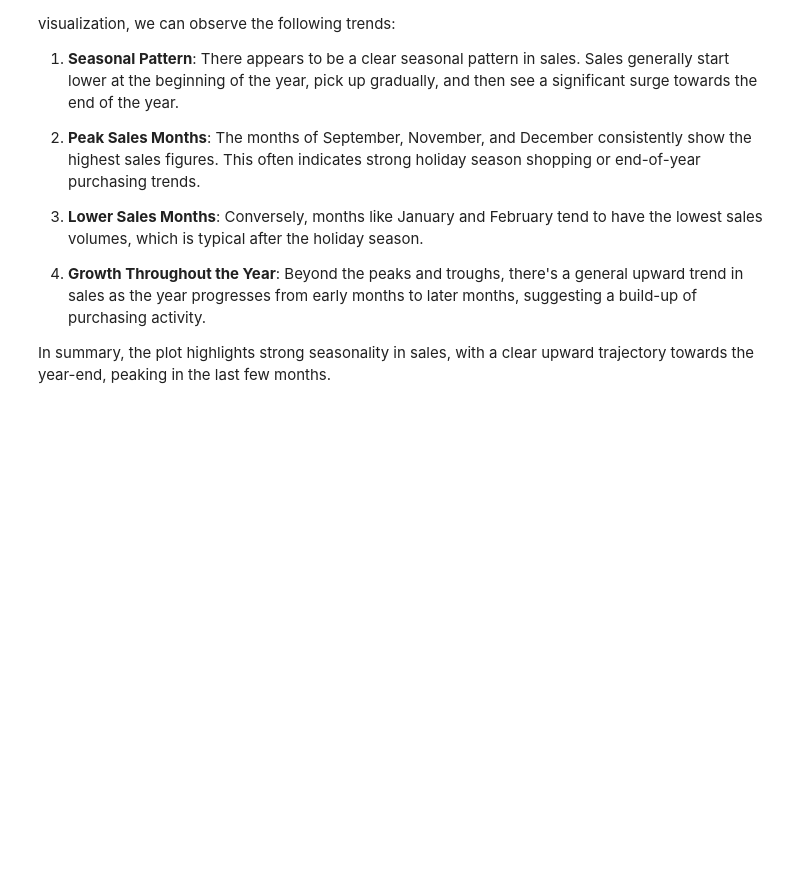
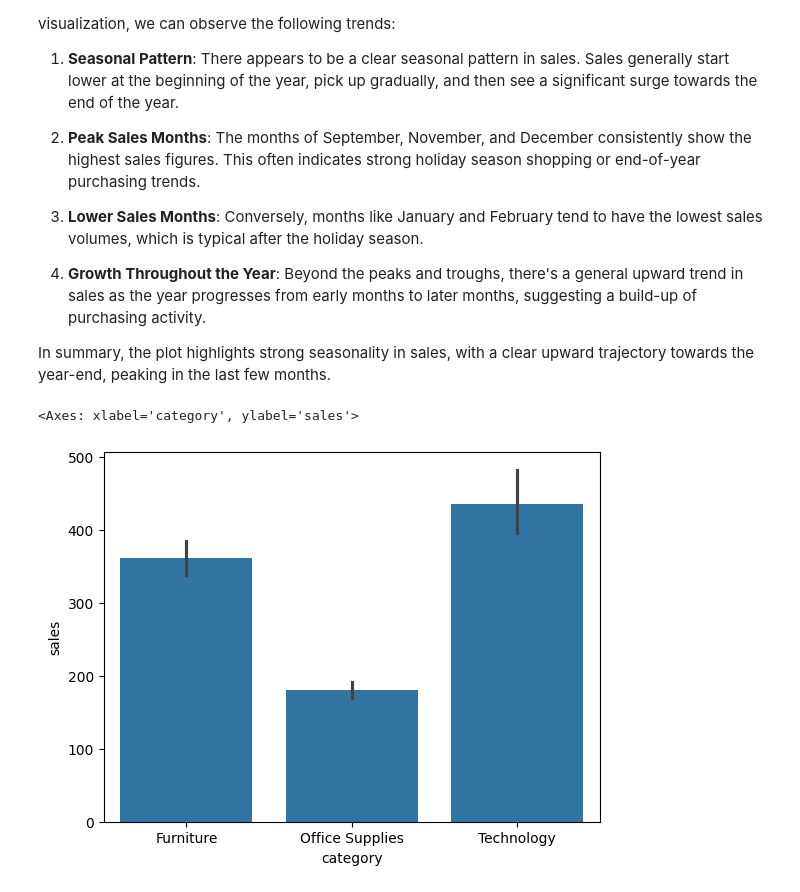
Before and after one commit to anish00ti/EDA-on-sales, a Jupyter notebook: notebook/bivarient_and_multivarient_analysis_.ipynb, the cells around one changed output. Cells and saved outputs as stored; diff of their text form; code cells hidden in the pictures; blank space fills up the shorter version.

```diff
--- a/notebook/bivarient_and_multivarient_analysis_.ipynb
+++ b/notebook/bivarient_and_multivarient_analysis_.ipynb
@@ -175,3 +175,8 @@ The line plot illustrates the sum of sales for each month across the entire data
 4.  **Growth Throughout the Year**: Beyond the peaks and troughs, there's a general upward trend in sales as the year progresses from early months to later months, suggesting a build-up of purchasing activity.
 
 In summary, the plot highlights strong seasonality in sales, with a clear upward trajectory towards the year-end, peaking in the last few months.
+# %%
+sns.barplot(data=df , x="category", y="sales",estimator=np.mean)
+# %% [output]
+<Axes: xlabel='category', ylabel='sales'>
+[figure, added]
```
Also changed, not shown: parts of 2 cells of this notebook.
